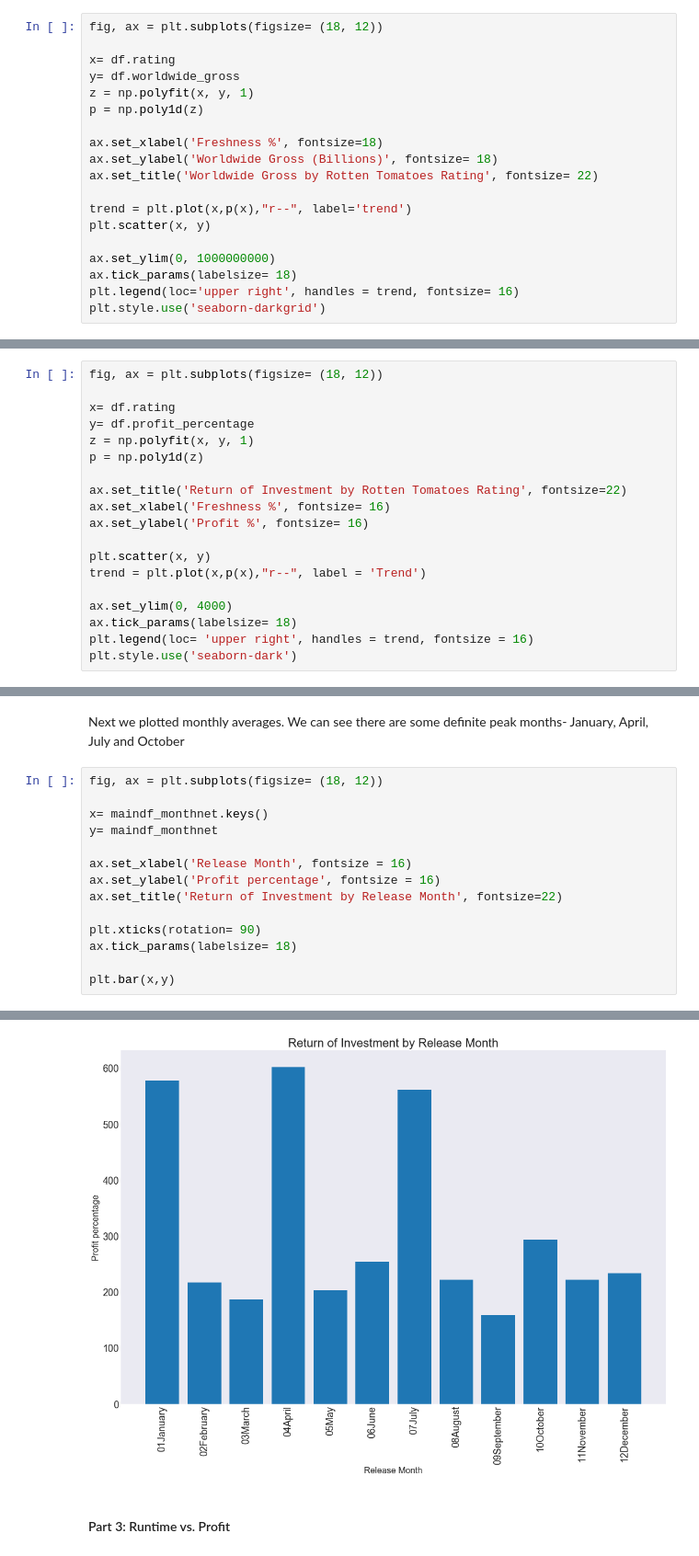
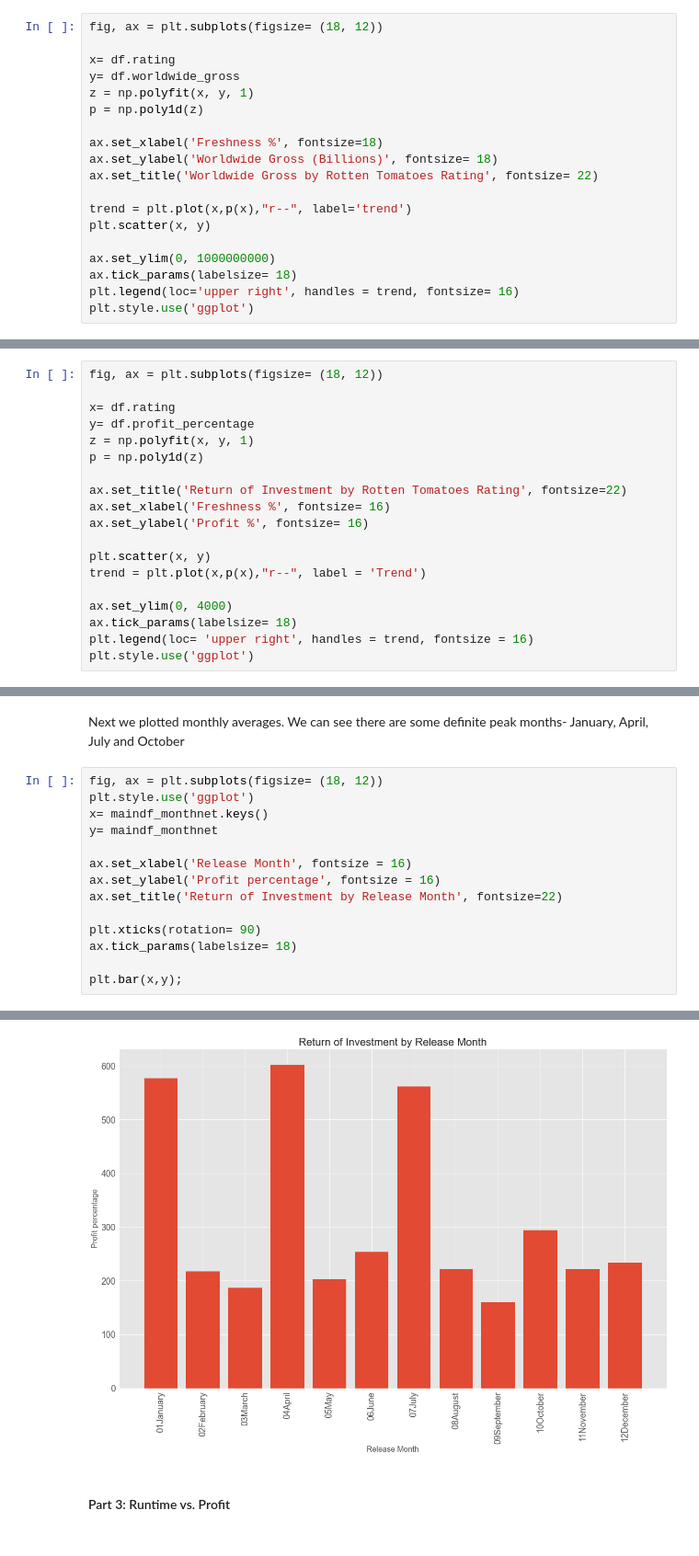
Before and after one commit to bagnine/moviedata, a Jupyter notebook: Code/moviedata.ipynb, the cells around one changed output, grey strips where cells are left out. Shown at 92% size. Cells and saved outputs as stored; diff of their text form.

```diff
--- a/Code/moviedata.ipynb
+++ b/Code/moviedata.ipynb
@@ -179,5 +179,5 @@ plt.scatter(x, y)
 ax.set_ylim(0, 1000000000)
 ax.tick_params(labelsize= 18)
 plt.legend(loc='upper right', handles = trend, fontsize= 16)
-plt.style.use('seaborn-darkgrid')
+plt.style.use('ggplot')
 # %% [output]
@@ -206,5 +206,5 @@ trend = plt.plot(x,p(x),"r--", label = 'Trend')
 ax.set_ylim(0, 4000)
 ax.tick_params(labelsize= 18)
 plt.legend(loc= 'upper right', handles = trend, fontsize = 16)
-plt.style.use('seaborn-dark')
+plt.style.use('ggplot')
 # %% [output]
@@ -242,7 +242,7 @@ maindf_monthnet = maindf.groupby(maindf['release_date'].dt.strftime('%m%B'))['pr
 Next we plotted monthly averages. We can see there are some definite peak months- January, April, July and October
 # %%
 fig, ax = plt.subplots(figsize= (18, 12))
-
+plt.style.use('ggplot')
 x= maindf_monthnet.keys()
 y= maindf_monthnet
 
@@ -253,5 +253,5 @@ ax.set_title('Return of Investment by Release Month', fontsize=22)
 plt.xticks(rotation= 90)
 ax.tick_params(labelsize= 18)
 
-plt.bar(x,y)
+plt.bar(x,y);
 # %% [output]
@@ -259,4 +258,4 @@ plt.bar(x,y)
-[figure, old version]
+[figure, new version]
 # %% [markdown]
 #### Part 3: Runtime vs. Profit
 # %% [markdown]
```
Also changed, not shown: parts of 14 cells of this notebook.
